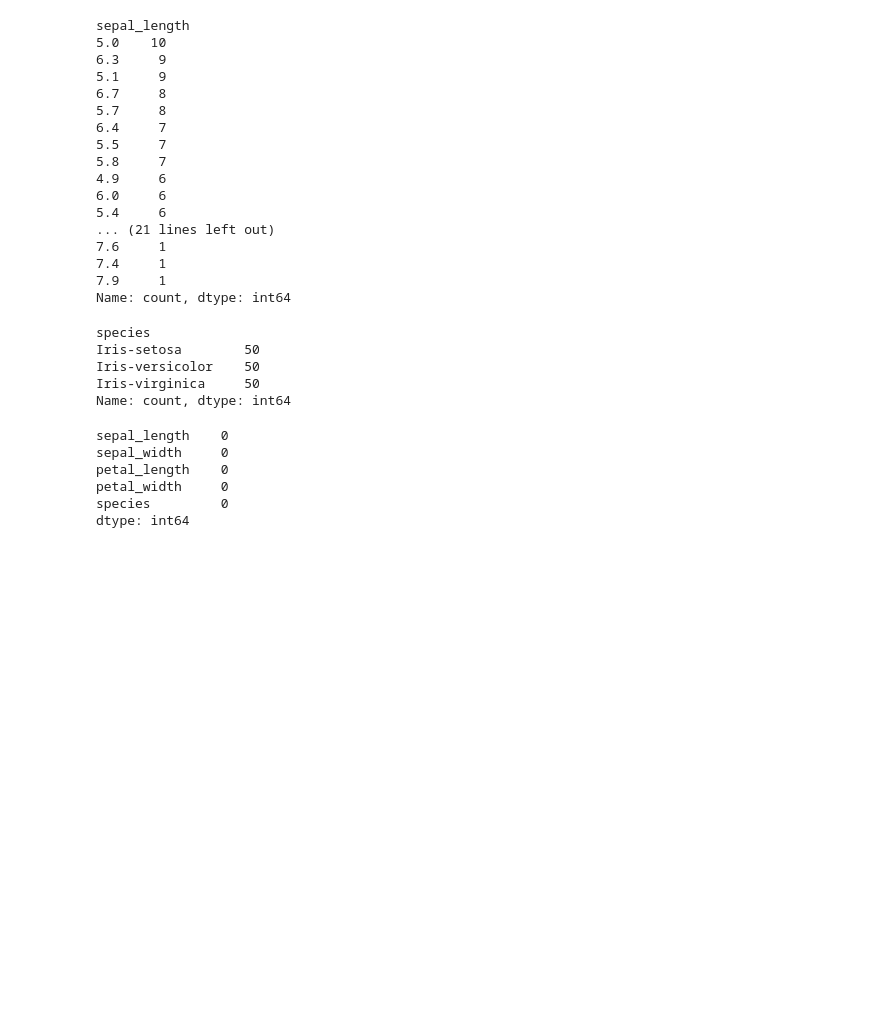
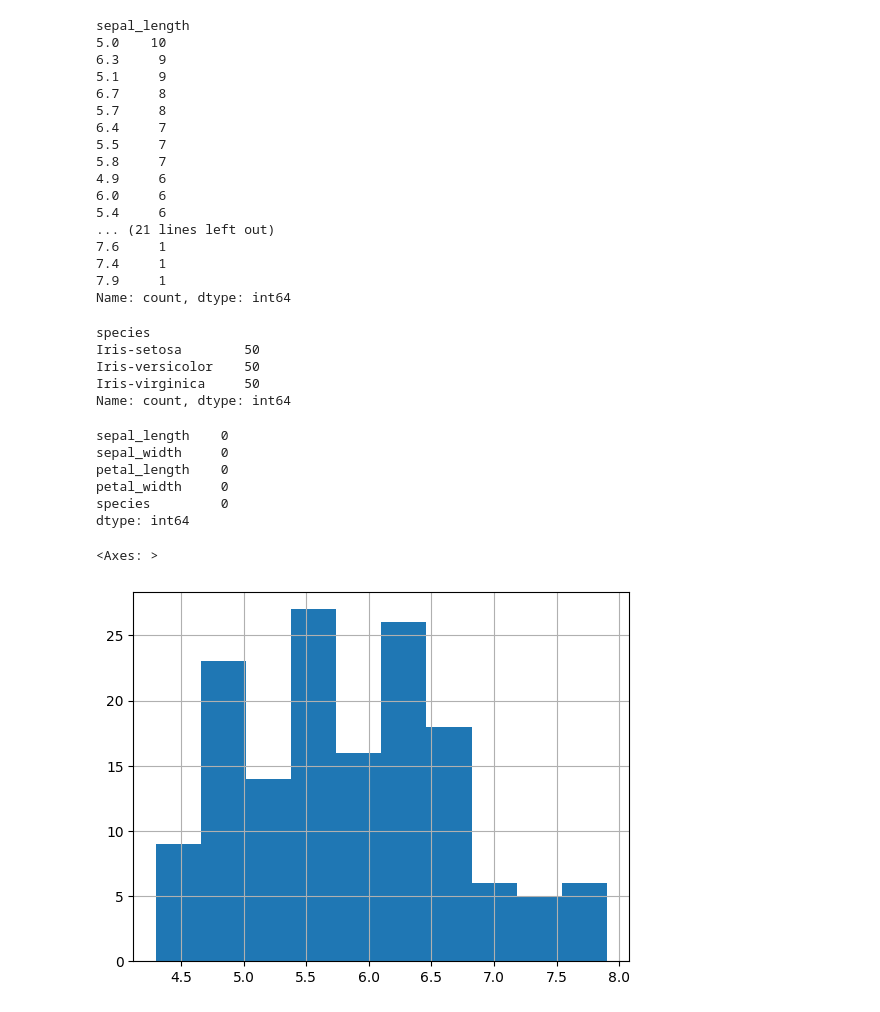
Before and after one commit to bindushahi/CODSOFT-IRIS-FLOWER-CLASSIFICATION, a Jupyter notebook: Iris_Flower_Prediction.ipynb, the cells around one changed output. Saved outputs shown, nothing was run; the diff lists cells and outputs as text; code cells hidden in the pictures; blank space fills up the shorter version.

```diff
--- a/Iris_Flower_Prediction.ipynb
+++ b/Iris_Flower_Prediction.ipynb
@@ -170,3 +170,9 @@ petal_length    0
 petal_width     0
 species         0
 dtype: int64
+# %%
+#data analysis (generally visualizing the data)
+df['sepal_length'].hist()
+# %% [output]
+<Axes: >
+[figure, added]
```
Also changed, not shown: parts of 3 cells of this notebook.
